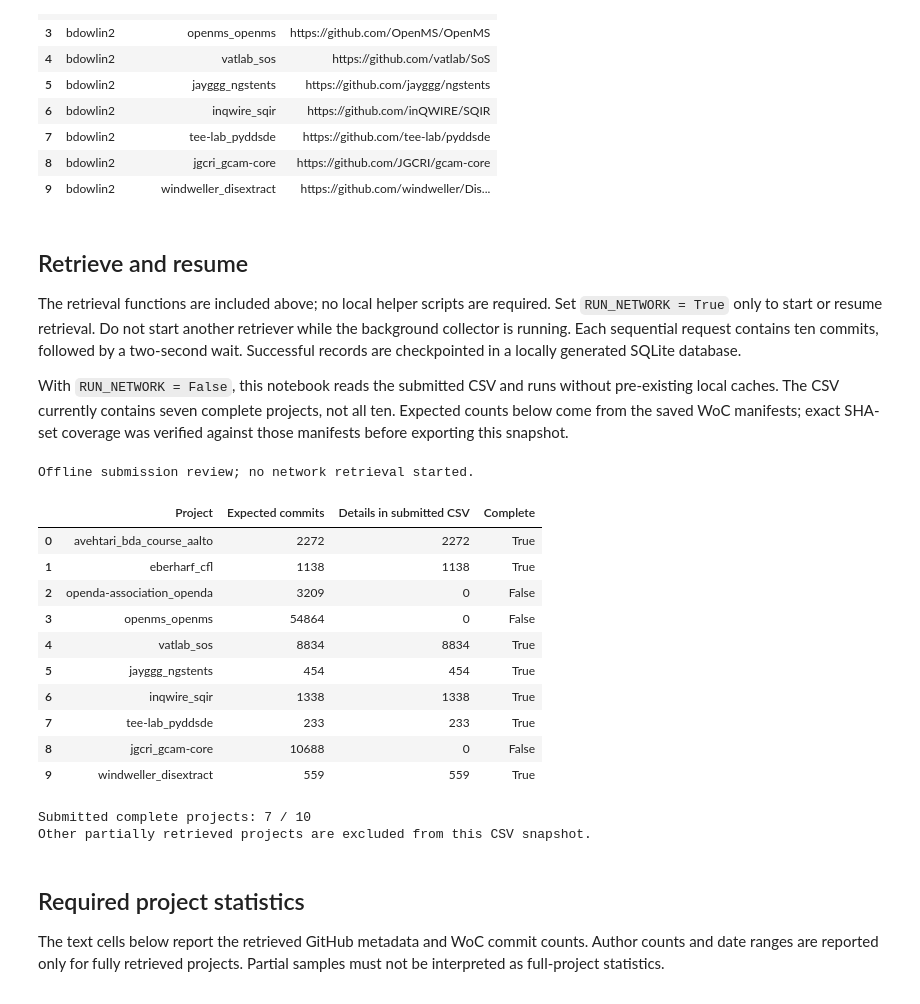
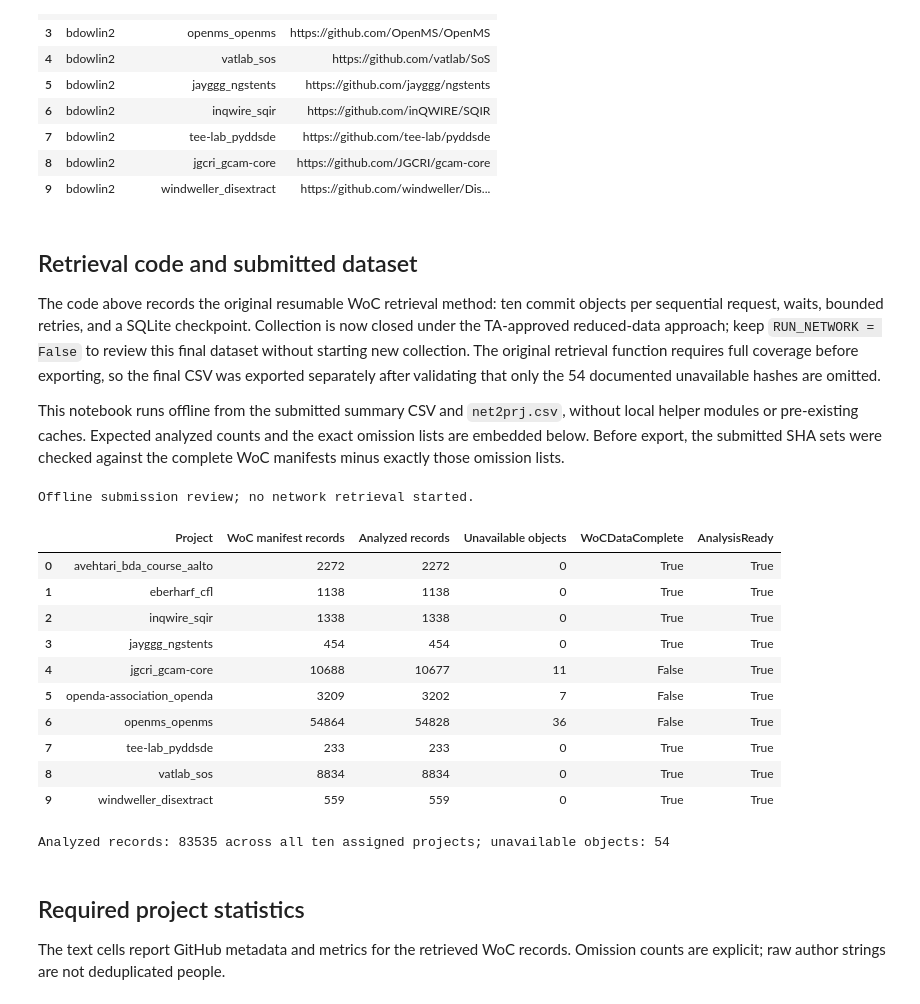
Before and after one commit to Brett-Dowling/MiniProject2, a Jupyter notebook: bdowlin2.ipynb, the cells around one changed output. Saved outputs shown, nothing was run; the diff lists cells and outputs as text; code cells hidden in the pictures.

Commit message:
Finished part 1: retrieve project commit data

```diff
--- a/bdowlin2.ipynb
+++ b/bdowlin2.ipynb
@@ -170,11 +169,11 @@ display(assigned)
 | 8 | bdowlin2 | jgcri_gcam-core | https://github.com/JGCRI/gcam-core |
 | 9 | bdowlin2 | windweller_disextract | https://github.com/windweller/Dis... |
 # %% [markdown]
-## Retrieve and resume
+## Retrieval code and submitted dataset
 
-The retrieval functions are included above; no local helper scripts are required. Set `RUN_NETWORK = True` only to start or resume retrieval. Do not start another retriever while the background collector is running. Each sequential request contains ten commits, followed by a two-second wait. Successful records are checkpointed in a locally generated SQLite database.
+The code above records the original resumable WoC retrieval method: ten commit objects per sequential request, waits, bounded retries, and a SQLite checkpoint. Collection is now closed under the TA-approved reduced-data approach; keep `RUN_NETWORK = False` to review this final dataset without starting new collection. The original retrieval function requires full coverage before exporting, so the final CSV was exported separately after validating that only the 54 documented unavailable hashes are omitted.
 
-With `RUN_NETWORK = False`, this notebook reads the submitted CSV and runs without pre-existing local caches. The CSV currently contains seven complete projects, not all ten. Expected counts below come from the saved WoC manifests; exact SHA-set coverage was verified against those manifests before exporting this snapshot.
+This notebook runs offline from the submitted summary CSV and `net2prj.csv`, without local helper modules or pre-existing caches. Expected analyzed counts and the exact omission lists are embedded below. Before export, the submitted SHA sets were checked against the complete WoC manifests minus exactly those omission lists.
 # %%
 RUN_NETWORK = False
 if RUN_NETWORK:
@@ -187,30 +186,30 @@ Offline submission review; no network retrieval started.
 # %%
 summary = read_submission()
 submitted = summary.groupby('project_wocid').size().to_dict()
-coverage = pd.DataFrame([{'Project':name, 'Expected commits':count,
-                         'Details in submitted CSV':submitted.get(name,0),
-                         'Complete':submitted.get(name,0)==count} for name,count in EXPECTED.items()])
+coverage = pd.DataFrame([{'Project':name, 'WoC manifest records':MANIFEST_EXPECTED[name],
+                         'Analyzed records':submitted[name], 'Unavailable objects':len(OMITTED_SHA[name]),
+                         'WoCDataComplete':not OMITTED_SHA[name], 'AnalysisReady':submitted[name]==EXPECTED[name]}
+                        for name in EXPECTED])
 display(coverage)
-print('Submitted complete projects:', int(coverage['Complete'].sum()), '/ 10')
-print('Other partially retrieved projects are excluded from this CSV snapshot.')
+assert coverage['AnalysisReady'].all()
+print('Analyzed records:',len(summary),'across all ten assigned projects; unavailable objects:',sum(map(len,OMITTED_SHA.values())))
 # %% [output]
-|  | Project | Expected commits | Details in submitted CSV | Complete |
-| 0 | avehtari_bda_course_aalto | 2272 | 2272 | True |
-| 1 | eberharf_cfl | 1138 | 1138 | True |
-| 2 | openda-association_openda | 3209 | 0 | False |
-| 3 | openms_openms | 54864 | 0 | False |
-| 4 | vatlab_sos | 8834 | 8834 | True |
-| 5 | jayggg_ngstents | 454 | 454 | True |
-| 6 | inqwire_sqir | 1338 | 1338 | True |
-| 7 | tee-lab_pyddsde | 233 | 233 | True |
-| 8 | jgcri_gcam-core | 10688 | 0 | False |
-| 9 | windweller_disextract | 559 | 559 | True |
+|  | Project | WoC manifest records | Analyzed records | Unavailable objects | WoCDataComplete | AnalysisReady |
+| 0 | avehtari_bda_course_aalto | 2272 | 2272 | 0 | True | True |
+| 1 | eberharf_cfl | 1138 | 1138 | 0 | True | True |
+| 2 | inqwire_sqir | 1338 | 1338 | 0 | True | True |
+| 3 | jayggg_ngstents | 454 | 454 | 0 | True | True |
+| 4 | jgcri_gcam-core | 10688 | 10677 | 11 | False | True |
+| 5 | openda-association_openda | 3209 | 3202 | 7 | False | True |
+| 6 | openms_openms | 54864 | 54828 | 36 | False | True |
+| 7 | tee-lab_pyddsde | 233 | 233 | 0 | True | True |
+| 8 | vatlab_sos | 8834 | 8834 | 0 | True | True |
+| 9 | windweller_disextract | 559 | 559 | 0 | True | True |
-Submitted complete projects: 7 / 10
-Other partially retrieved projects are excluded from this CSV snapshot.
+Analyzed records: 83535 across all ten assigned projects; unavailable objects: 54
 # %% [markdown]
 ## Required project statistics
 
-The text cells below report the retrieved GitHub metadata and WoC commit counts. Author counts and date ranges are reported only for fully retrieved projects. Partial samples must not be interpreted as full-project statistics.
+The text cells report GitHub metadata and metrics for the retrieved WoC records. Omission counts are explicit; raw author strings are not deduplicated people.
 # %%
 woc_stats = summary.groupby('project_wocid').agg(ncommits=('commit_sha1','nunique'), nauthors=('author','nunique'), min_time=('date','min'), max_time=('date','max'))
 display(woc_stats)
```
Also changed, not shown: parts of 14 cells of this notebook, 1 other file.
